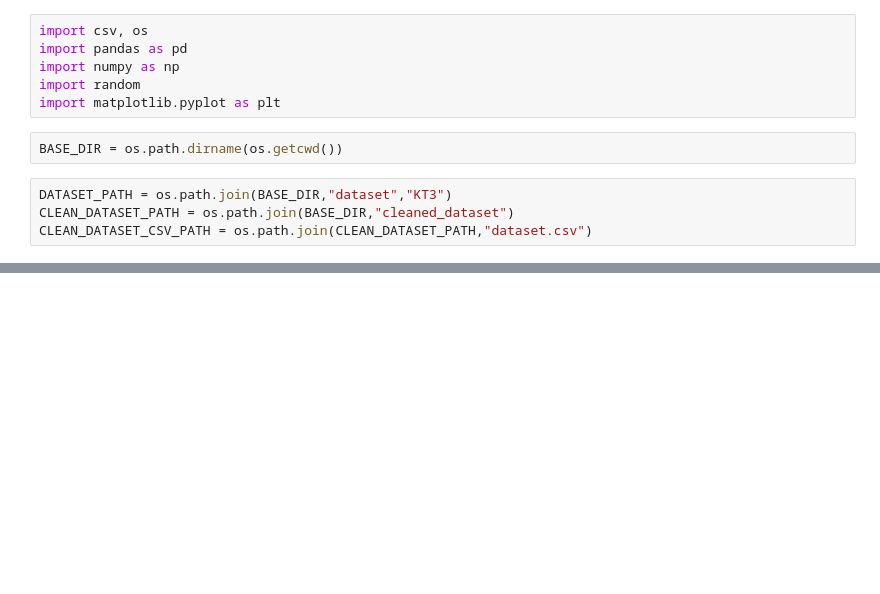
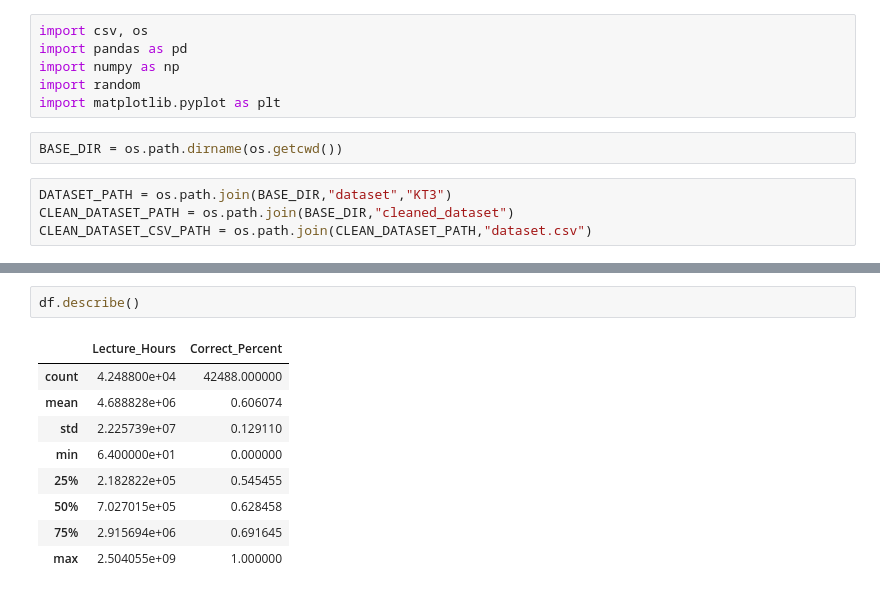
Before and after one commit to ben451P/stat207_JS_Project, a Jupyter notebook: report/data_cleaning.ipynb, the cells around one changed output, grey strips where cells are left out. Drawn from its saved outputs; the diff is of its cells as text; blank space fills up the shorter version.

```diff
--- a/report/data_cleaning.ipynb
+++ b/report/data_cleaning.ipynb
@@ -71,0 +187,12 @@ q3957 between b2489 and b2489
+# %%
+df.describe()
+# %% [output]
+|  | Lecture_Hours | Correct_Percent |
+| count | 4.248800e+04 | 42488.000000 |
+| mean | 4.688828e+06 | 0.606074 |
+| std | 2.225739e+07 | 0.129110 |
+| min | 6.400000e+01 | 0.000000 |
+| 25% | 2.182822e+05 | 0.545455 |
+| 50% | 7.027015e+05 | 0.628458 |
+| 75% | 2.915694e+06 | 0.691645 |
+| max | 2.504055e+09 | 1.000000 |
```
Also changed, not shown: parts of 14 cells of this notebook.
